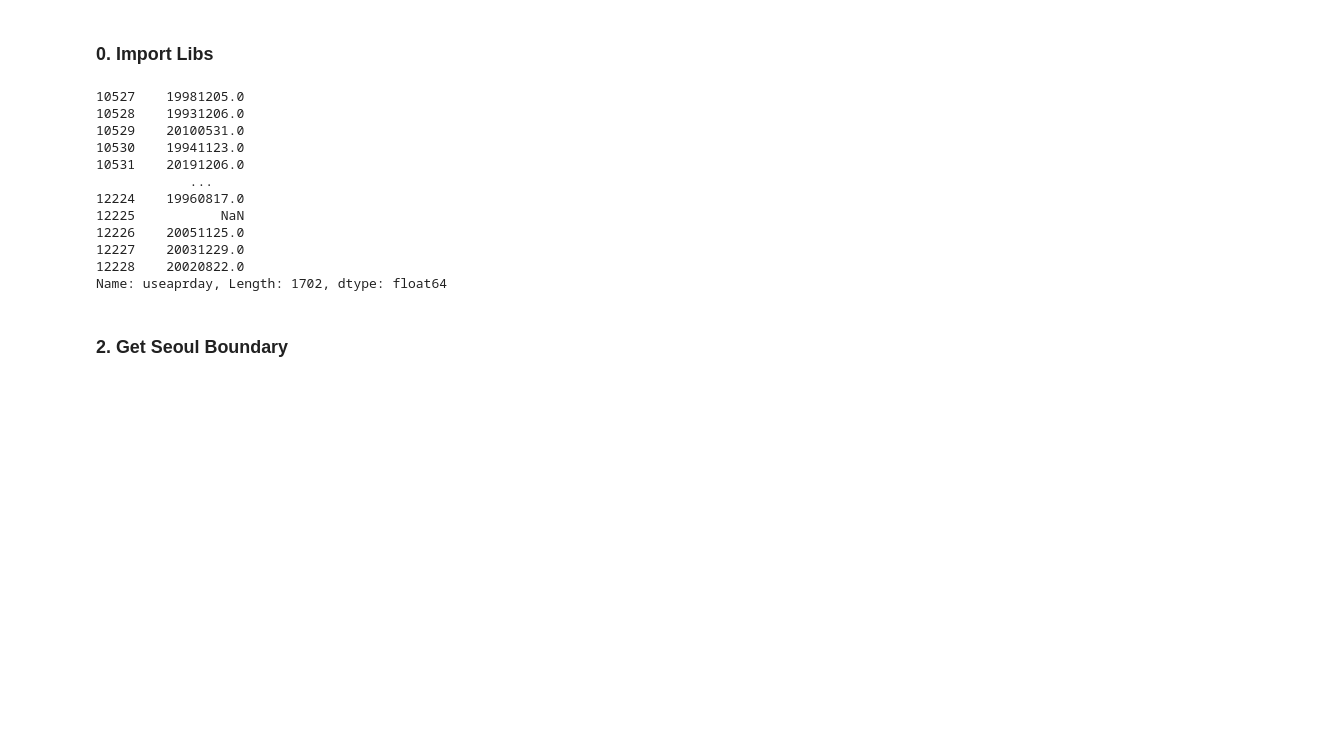
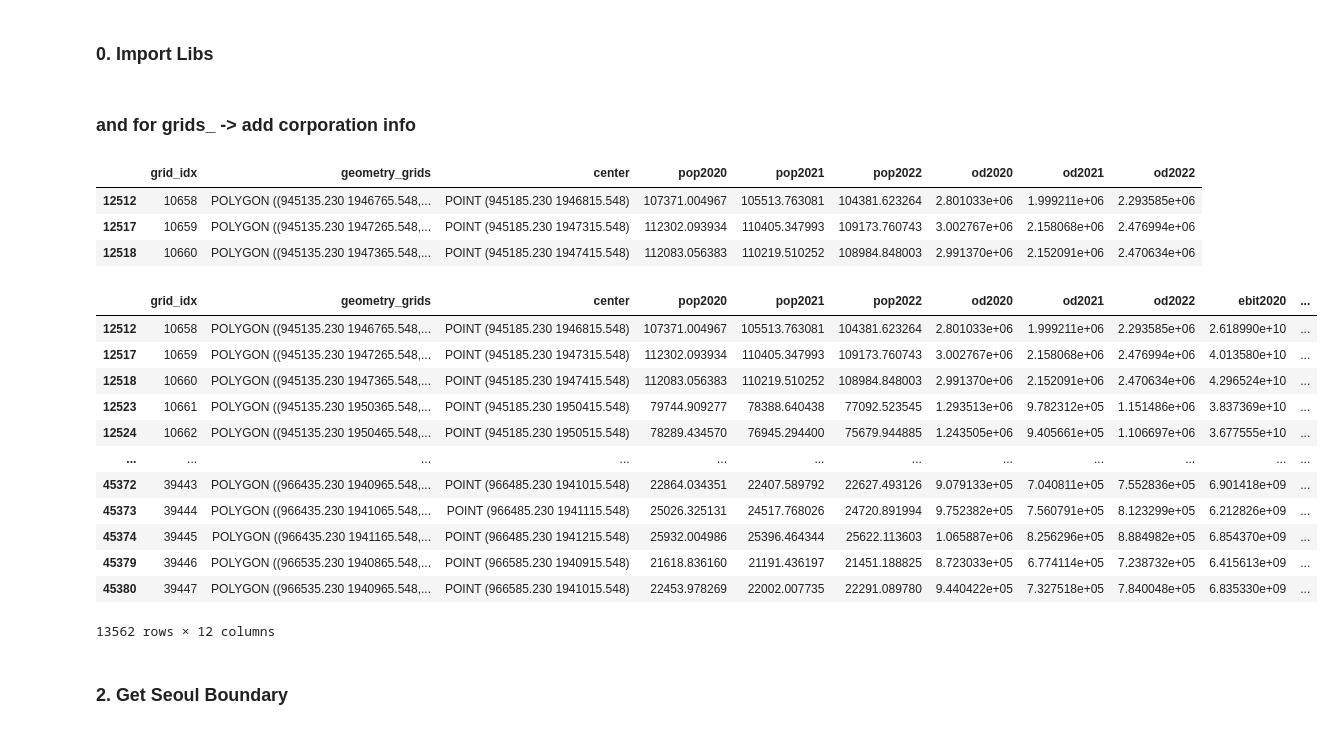
Before and after one commit to woooleee/msd, a Jupyter notebook: preprocess/grid_feature_v2.ipynb, the cells around one changed output. Drawn from its saved outputs; the diff is of its cells as text; code cells hidden in the pictures; blank space fills up the shorter version.

```diff
--- a/preprocess/grid_feature_v2.ipynb
+++ b/preprocess/grid_feature_v2.ipynb
@@ -90,7 +90,7 @@ y_col = ['2019', '2020', '2021', '2022']
 ## get grids data
 grids_ = gpd.GeoDataFrame(df_grid, geometry='geometry_grids')
 grids_['center'] = grids_['geometry_grids'].centroid
-grids_ = grids_[['grid_idx', 'center']]
+grids_ = grids_[['grid_idx', 'geometry_grids', 'center']]
 
 ## and get population data
 df_popse = pd.read_csv('../asset/preprocess/features/df_popse.csv', index_col = 0)
@@ -196,3 +196,5 @@ for i in range(len(grids_)): # i for grid
 grids_['od2020'] = pmetro2020s
 grids_['od2021'] = pmetro2021s
 grids_['od2022'] = pmetro2022s
+# %% [markdown]
+### and for grids_ -> add corporation info
@@ -199 +218,53 @@ grids_['od2022'] = pmetro2022s
+# %%
+df_corpis_ = gpd.GeoDataFrame(df_corpis, geometry=gpd.points_from_xy(df_corpis['x_5179'], df_corpis['y_5179']))
+# %%
+grids_.head(3)
+# %% [output]
+|  | grid_idx | geometry_grids | center | pop2020 | pop2021 | pop2022 | od2020 | od2021 | od2022 |
+| 12512 | 10658 | POLYGON ((945135.230 1946765.548,... | POINT (945185.230 1946815.548) | 107371.004967 | 105513.763081 | 104381.623264 | 2.801033e+06 | 1.999211e+06 | 2.293585e+06 |
+| 12517 | 10659 | POLYGON ((945135.230 1947265.548,... | POINT (945185.230 1947315.548) | 112302.093934 | 110405.347993 | 109173.760743 | 3.002767e+06 | 2.158068e+06 | 2.476994e+06 |
+| 12518 | 10660 | POLYGON ((945135.230 1947365.548,... | POINT (945185.230 1947415.548) | 112083.056383 | 110219.510252 | 108984.848003 | 2.991370e+06 | 2.152091e+06 | 2.470634e+06 |
+# %%
+# grid and corpis
+pcorpis2020s = [] # abbr for processed corporation income sheet
+pcorpis2021s = []
+pcorpis2022s = []
+
+for i in range(len(grids_)): # i for grid
+# for i in range(20): # i for grid
+    pcorpis2020, pcorpis2021, pcorpis2022 = 0, 0, 0
+    for j in range(len(df_corpis_)): # j for corpis
+        meter_distance = grids_['center'].iloc[i].distance(df_corpis_['geometry'].iloc[j])
+        if meter_distance <= DISTANCE_THRES:
+            corpis2020 = df_corpis_['2020'].iloc[j]
+            pcorpis2020 += distance_decay(corpis2020, meter_distance)
+            corpis2021 = df_corpis_['2021'].iloc[j]
+            pcorpis2021 += distance_decay(corpis2021, meter_distance)
+            corpis2022 = df_corpis_['2022'].iloc[j]
+            pcorpis2022 += distance_decay(corpis2022, meter_distance)
+        else:
+            pass
+    pcorpis2020s.append(pcorpis2020)
+    pcorpis2021s.append(pcorpis2021)
+    pcorpis2022s.append(pcorpis2022)
+
+grids_['ebit2020'] = pcorpis2020s
+grids_['ebit2021'] = pcorpis2021s
+grids_['ebit2022'] = pcorpis2022s
+# %%
+grids_
+# %% [output]
+|  | grid_idx | geometry_grids | center | pop2020 | pop2021 | pop2022 | od2020 | od2021 | od2022 | ebit2020 | ... |
+| 12512 | 10658 | POLYGON ((945135.230 1946765.548,... | POINT (945185.230 1946815.548) | 107371.004967 | 105513.763081 | 104381.623264 | 2.801033e+06 | 1.999211e+06 | 2.293585e+06 | 2.618990e+10 | ... |
+| 12517 | 10659 | POLYGON ((945135.230 1947265.548,... | POINT (945185.230 1947315.548) | 112302.093934 | 110405.347993 | 109173.760743 | 3.002767e+06 | 2.158068e+06 | 2.476994e+06 | 4.013580e+10 | ... |
+| 12518 | 10660 | POLYGON ((945135.230 1947365.548,... | POINT (945185.230 1947415.548) | 112083.056383 | 110219.510252 | 108984.848003 | 2.991370e+06 | 2.152091e+06 | 2.470634e+06 | 4.296524e+10 | ... |
+| 12523 | 10661 | POLYGON ((945135.230 1950365.548,... | POINT (945185.230 1950415.548) | 79744.909277 | 78388.640438 | 77092.523545 | 1.293513e+06 | 9.782312e+05 | 1.151486e+06 | 3.837369e+10 | ... |
+| 12524 | 10662 | POLYGON ((945135.230 1950465.548,... | POINT (945185.230 1950515.548) | 78289.434570 | 76945.294400 | 75679.944885 | 1.243505e+06 | 9.405661e+05 | 1.106697e+06 | 3.677555e+10 | ... |
+| ... | ... | ... | ... | ... | ... | ... | ... | ... | ... | ... | ... |
+| 45372 | 39443 | POLYGON ((966435.230 1940965.548,... | POINT (966485.230 1941015.548) | 22864.034351 | 22407.589792 | 22627.493126 | 9.079133e+05 | 7.040811e+05 | 7.552836e+05 | 6.901418e+09 | ... |
+| 45373 | 39444 | POLYGON ((966435.230 1941065.548,... | POINT (966485.230 1941115.548) | 25026.325131 | 24517.768026 | 24720.891994 | 9.752382e+05 | 7.560791e+05 | 8.123299e+05 | 6.212826e+09 | ... |
+| 45374 | 39445 | POLYGON ((966435.230 1941165.548,... | POINT (966485.230 1941215.548) | 25932.004986 | 25396.464344 | 25622.113603 | 1.065887e+06 | 8.256296e+05 | 8.884982e+05 | 6.854370e+09 | ... |
+| 45379 | 39446 | POLYGON ((966535.230 1940865.548,... | POINT (966585.230 1940915.548) | 21618.836160 | 21191.436197 | 21451.188825 | 8.723033e+05 | 6.774114e+05 | 7.238732e+05 | 6.415613e+09 | ... |
+| 45380 | 39447 | POLYGON ((966535.230 1940965.548,... | POINT (966585.230 1941015.548) | 22453.978269 | 22002.007735 | 22291.089780 | 9.440422e+05 | 7.327518e+05 | 7.840048e+05 | 6.835330e+09 | ... |
+13562 rows × 12 columns
 # %%
@@ -202,21 +273,6 @@ grids_.to_csv('../asset/preprocess/grid/df_grid_pop_od.csv')
 gdf_scbd = gdf_cbds[gdf_cbds['ADM_SECT_C'].isin(c.SCBD_CDS)]
 gdf_gbd = gdf_cbds[gdf_cbds['ADM_SECT_C'].isin(c.GBD_CDS)]
 gdf_ybd = gdf_cbds[gdf_cbds['ADM_SECT_C'] == c.YDPG_CD]
-# %%
-gdf_ybd['useaprday']
-# %% [output]
-10527    19981205.0
-10528    19931206.0
-10529    20100531.0
-10530    19941123.0
-10531    20191206.0
-            ...
-12224    19960817.0
-12225           NaN
-12226    20051125.0
-12227    20031229.0
-12228    20020822.0
-Name: useaprday, Length: 1702, dtype: float64
 # %% [markdown]
 ### 2. Get Seoul Boundary
 # %%
```
Also changed, not shown: parts of 5 cells of this notebook, 13 other files.
